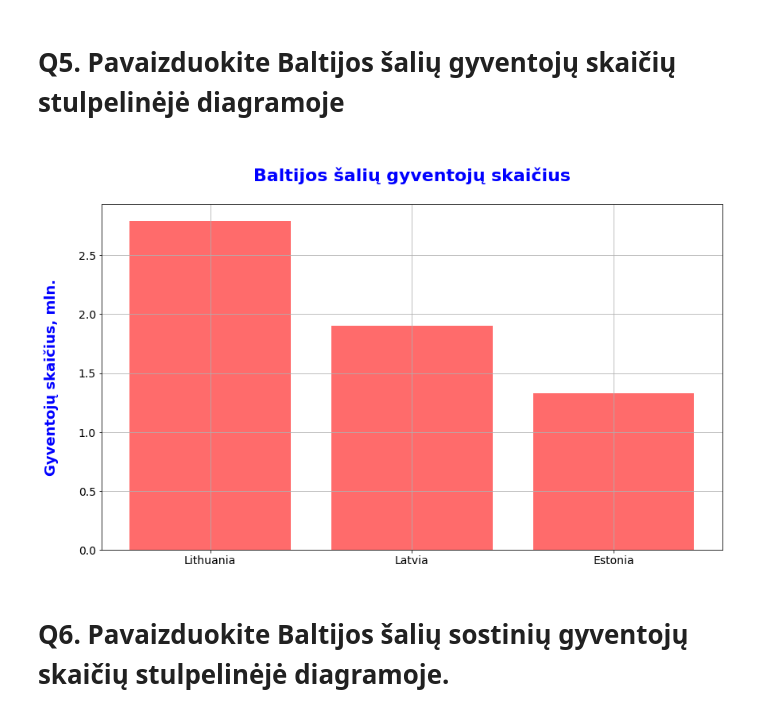
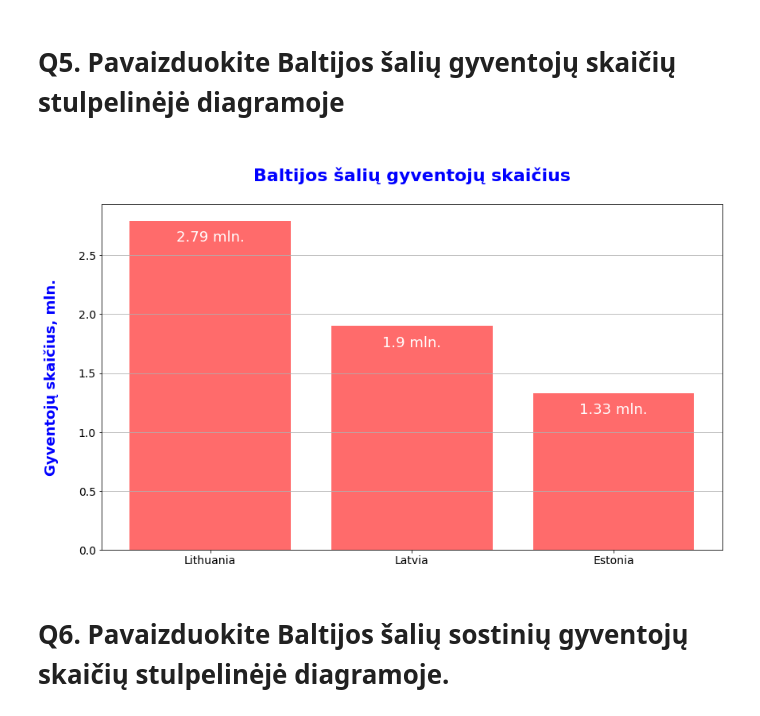
Before and after one commit to surailovaite/Baltic-States-populiation, a Jupyter notebook: Baltijos_salys.ipynb, the cells around one changed output. Saved outputs shown, nothing was run; the diff lists cells and outputs as text; code cells hidden in the pictures.

```diff
--- a/Baltijos_salys.ipynb
+++ b/Baltijos_salys.ipynb
@@ -38,25 +49,28 @@ bal_population_c = {
 # %%
 
 bal_countries_list = bal_population.keys()
 bal_population_list = bal_population.values()
 
 
 # Bar Chart
 plt.figure(figsize =(14,8))
 
-plt.bar(bal_countries_list, bal_population_list, color="#FF6B6B")
+bar = plt.bar(bal_countries_list, bal_population_list, color="#FF6B6B")
 
 plt.title("\nBaltijos šalių gyventojų skaičius\n", fontsize=22, weight="semibold", color="b")
 plt.ylabel("Gyventojų skaičius, mln.\n", fontsize = 18, weight="semibold", color="b")
 
 plt.xticks(fontsize=14)
 plt.yticks(fontsize=14)
 
+# Bar labels
+labels_population_in_mln = [f"{round(p,2)} mln." for p in bal_population_list]
+plt.bar_label(bar, labels=labels_population_in_mln, padding=-30, fontsize=18, color="white")
 
-plt.grid()
+plt.grid(axis="y")
 plt.show()
 # %% [output]
-[figure, old version]
+[figure, new version]
 # %% [markdown]
 # Q6. Pavaizduokite Baltijos šalių sostinių gyventojų skaičių stulpelinėjė diagramoje.
 # %%
```
Also changed, not shown: parts of 5 cells of this notebook.
